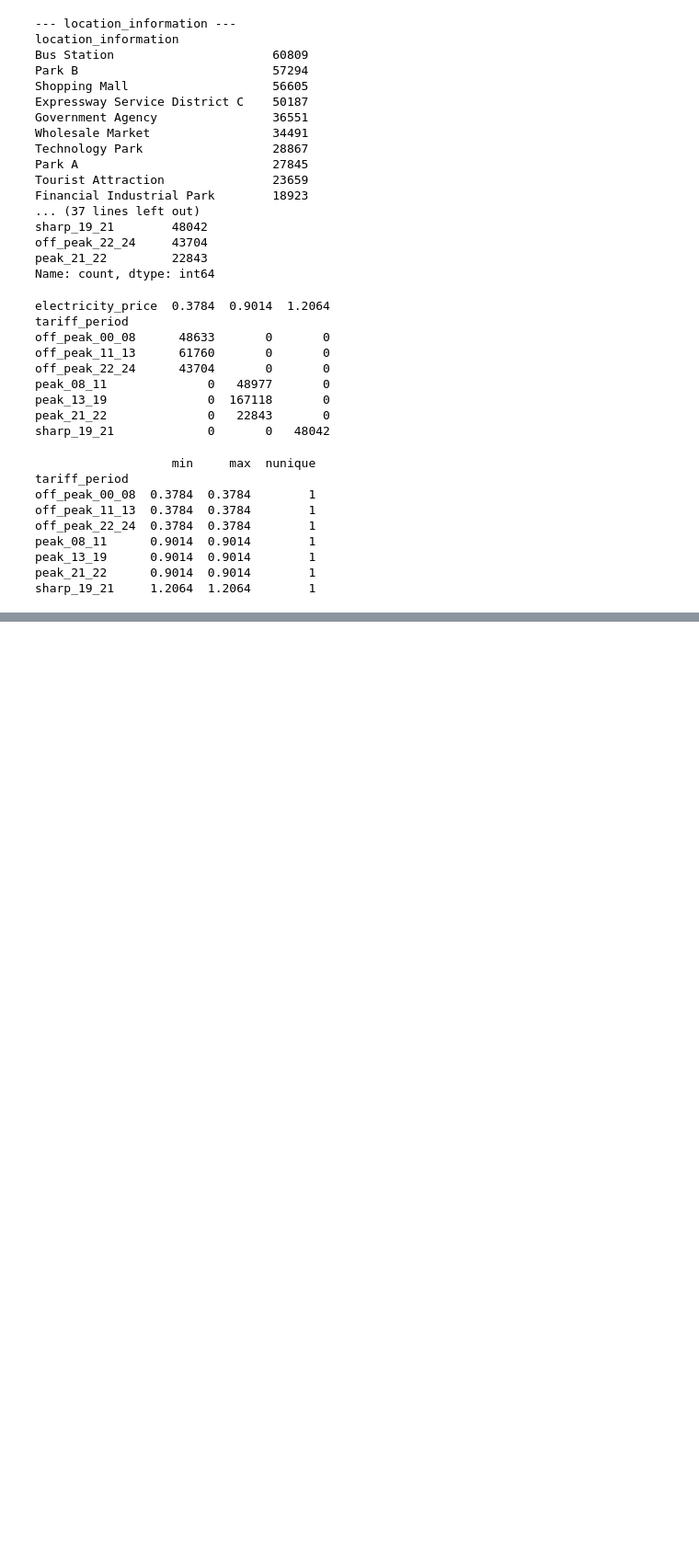
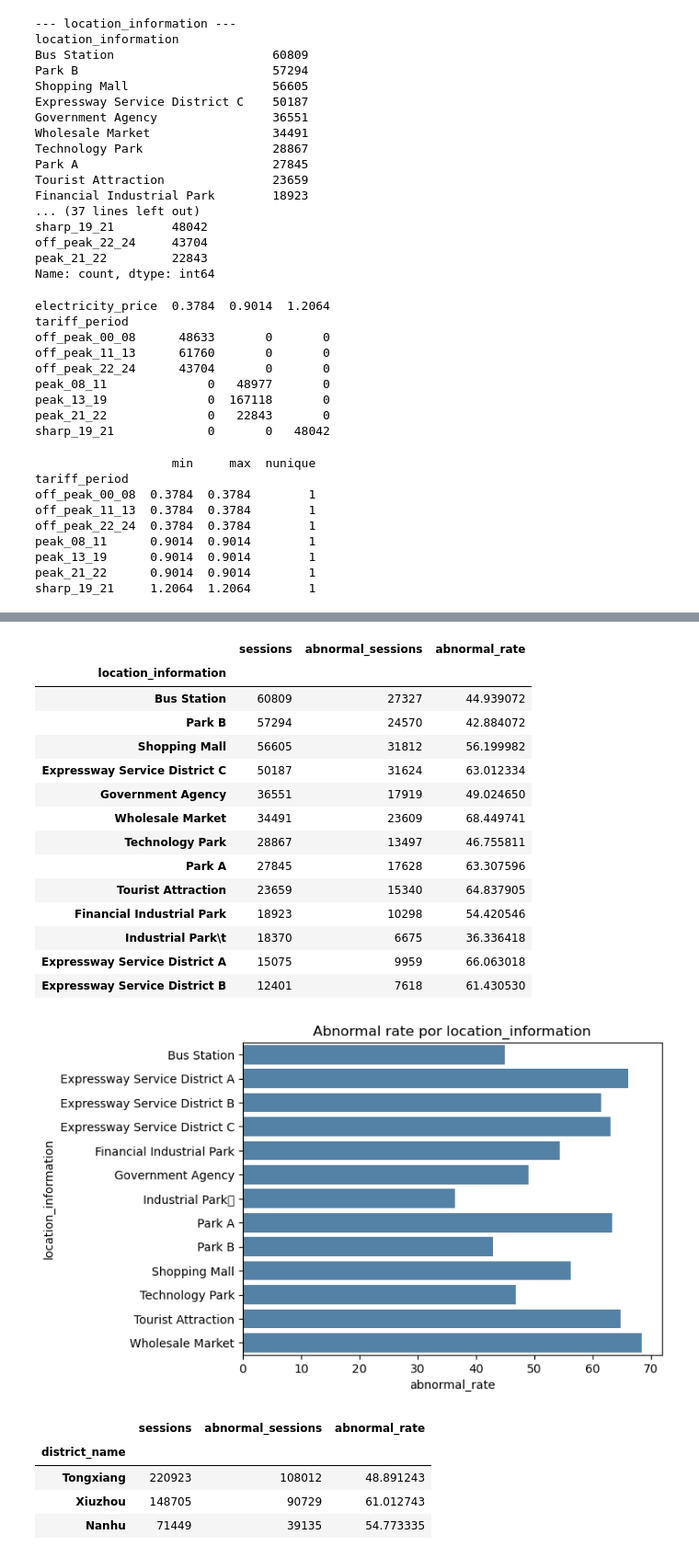
Before and after one commit to marianaCorreiia/MINDD_Project, a Jupyter notebook: task1.ipynb, the cells around one changed output, grey strips where cells are left out. Shown at 92% size. Cells and saved outputs as stored; diff of their text form; code cells hidden in the pictures; blank space fills up the shorter version.

```diff
--- a/task1.ipynb
+++ b/task1.ipynb
@@ -536,0 +661,31 @@ sharp_19_21     1.2064  1.2064        1
+# %%
+categorical_focus = [c for c in ["location_information", "district_name", "tariff_period"] if c in df.columns]
+for col in categorical_focus:
+    summary = df.groupby(col, dropna=False)["is_abnormal"].agg(sessions="size", abnormal_sessions="sum", abnormal_rate="mean")
+    summary["abnormal_rate"] *= 100
+    display(summary.sort_values("sessions", ascending=False))
+    sns.barplot(data=summary.reset_index(), y=col, x="abnormal_rate", color="steelblue")
+    plt.title(f"Abnormal rate por {col}")
+    plt.show()
+# %% [output]
+|  | sessions | abnormal_sessions | abnormal_rate |
+| location_information |  |  |  |
+| Bus Station | 60809 | 27327 | 44.939072 |
+| Park B | 57294 | 24570 | 42.884072 |
+| Shopping Mall | 56605 | 31812 | 56.199982 |
+| Expressway Service District C | 50187 | 31624 | 63.012334 |
+| Government Agency | 36551 | 17919 | 49.024650 |
+| Wholesale Market | 34491 | 23609 | 68.449741 |
+| Technology Park | 28867 | 13497 | 46.755811 |
+| Park A | 27845 | 17628 | 63.307596 |
+| Tourist Attraction | 23659 | 15340 | 64.837905 |
+| Financial Industrial Park | 18923 | 10298 | 54.420546 |
+| Industrial Park\t | 18370 | 6675 | 36.336418 |
+| Expressway Service District A | 15075 | 9959 | 66.063018 |
+| Expressway Service District B | 12401 | 7618 | 61.430530 |
+[figure, added]
+|  | sessions | abnormal_sessions | abnormal_rate |
+| district_name |  |  |  |
+| Tongxiang | 220923 | 108012 | 48.891243 |
+| Xiuzhou | 148705 | 90729 | 61.012743 |
+| Nanhu | 71449 | 39135 | 54.773335 |
```
Also changed, not shown: parts of 40 cells of this notebook.
